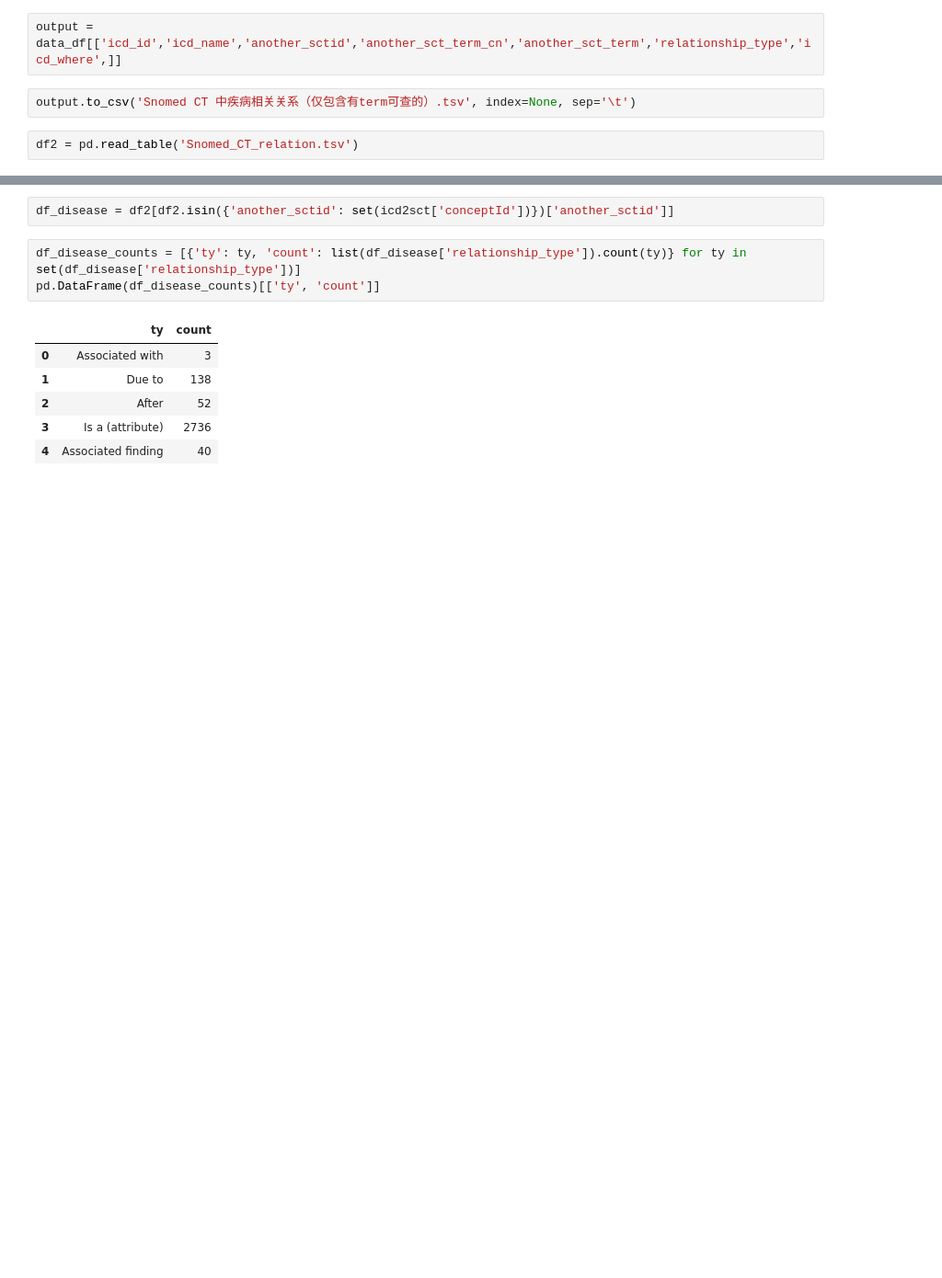
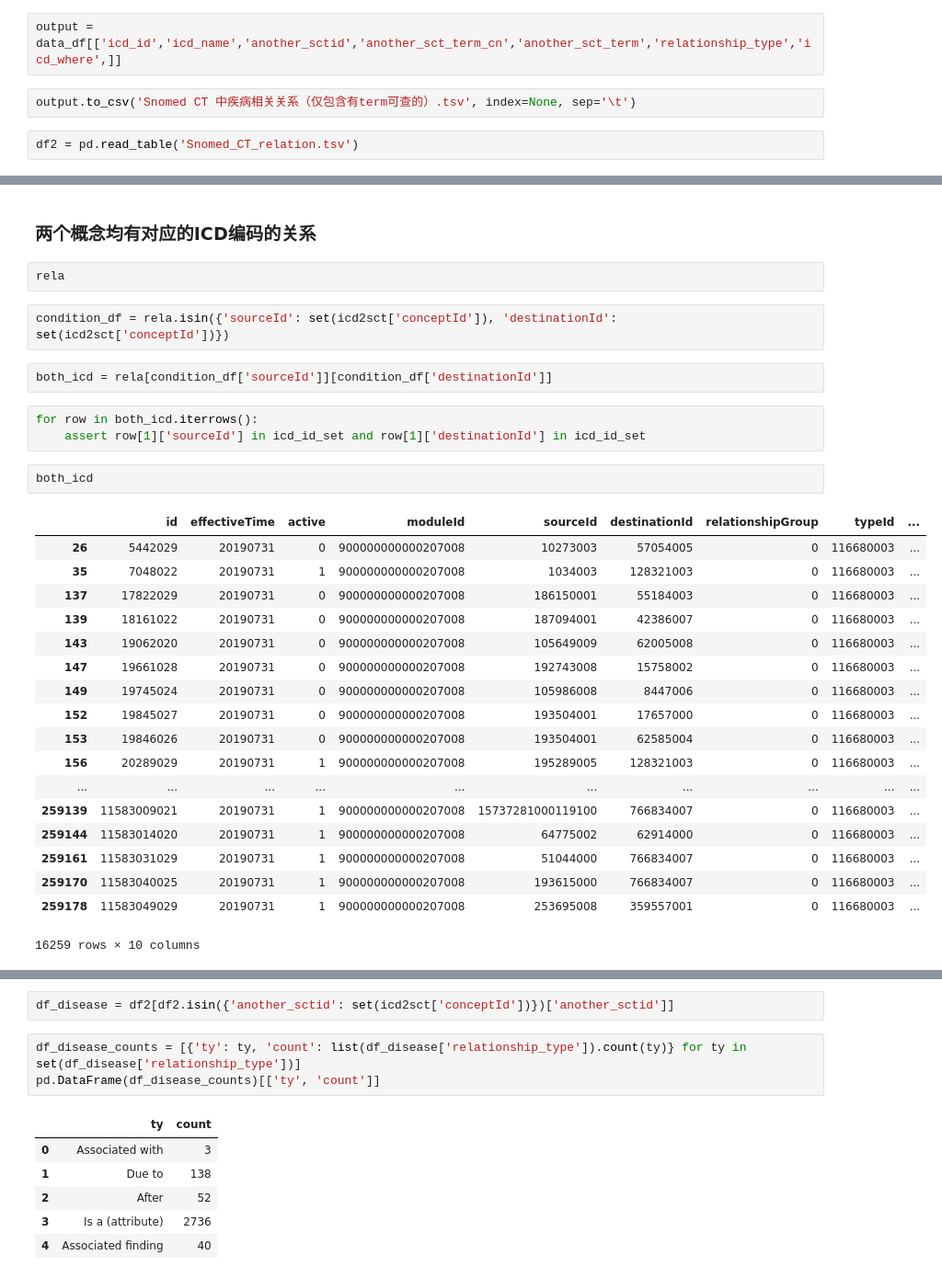
Before and after one commit to sibbay-ai/medical, a Jupyter notebook: Snomed_relationship_analysis/snomed_relationship.ipynb, the cells around one changed output, grey strips where cells are left out. Shown at 92% size. Cells and saved outputs as stored; diff of their text form; blank space fills up the shorter version.

```diff
--- a/Snomed_relationship_analysis/snomed_relationship.ipynb
+++ b/Snomed_relationship_analysis/snomed_relationship.ipynb
@@ -191,0 +216,32 @@ df2 = pd.read_table('Snomed_CT_relation.tsv')
+# %% [markdown]
+### 两个概念均有对应的ICD编码的关系
+# %%
+rela
+# %%
+condition_df = rela.isin({'sourceId': set(icd2sct['conceptId']), 'destinationId': set(icd2sct['conceptId'])})
+# %%
+both_icd = rela[condition_df['sourceId']][condition_df['destinationId']]
+# %%
+for row in both_icd.iterrows():
+    assert row[1]['sourceId'] in icd_id_set and row[1]['destinationId'] in icd_id_set
+# %%
+both_icd
+# %% [output]
+|  | id | effectiveTime | active | moduleId | sourceId | destinationId | relationshipGroup | typeId | ... |
+| 26 | 5442029 | 20190731 | 0 | 900000000000207008 | 10273003 | 57054005 | 0 | 116680003 | ... |
+| 35 | 7048022 | 20190731 | 1 | 900000000000207008 | 1034003 | 128321003 | 0 | 116680003 | ... |
+| 137 | 17822029 | 20190731 | 0 | 900000000000207008 | 186150001 | 55184003 | 0 | 116680003 | ... |
+| 139 | 18161022 | 20190731 | 0 | 900000000000207008 | 187094001 | 42386007 | 0 | 116680003 | ... |
+| 143 | 19062020 | 20190731 | 0 | 900000000000207008 | 105649009 | 62005008 | 0 | 116680003 | ... |
+| 147 | 19661028 | 20190731 | 0 | 900000000000207008 | 192743008 | 15758002 | 0 | 116680003 | ... |
+| 149 | 19745024 | 20190731 | 0 | 900000000000207008 | 105986008 | 8447006 | 0 | 116680003 | ... |
+| 152 | 19845027 | 20190731 | 0 | 900000000000207008 | 193504001 | 17657000 | 0 | 116680003 | ... |
+| 153 | 19846026 | 20190731 | 0 | 900000000000207008 | 193504001 | 62585004 | 0 | 116680003 | ... |
+| 156 | 20289029 | 20190731 | 1 | 900000000000207008 | 195289005 | 128321003 | 0 | 116680003 | ... |
+| ... | ... | ... | ... | ... | ... | ... | ... | ... | ... |
+| 259139 | 11583009021 | 20190731 | 1 | 900000000000207008 | 15737281000119100 | 766834007 | 0 | 116680003 | ... |
+| 259144 | 11583014020 | 20190731 | 1 | 900000000000207008 | 64775002 | 62914000 | 0 | 116680003 | ... |
+| 259161 | 11583031029 | 20190731 | 1 | 900000000000207008 | 51044000 | 766834007 | 0 | 116680003 | ... |
+| 259170 | 11583040025 | 20190731 | 1 | 900000000000207008 | 193615000 | 766834007 | 0 | 116680003 | ... |
+| 259178 | 11583049029 | 20190731 | 1 | 900000000000207008 | 253695008 | 359557001 | 0 | 116680003 | ... |
+16259 rows × 10 columns
```
Also changed, not shown: parts of 13 cells of this notebook, 3 other files.
